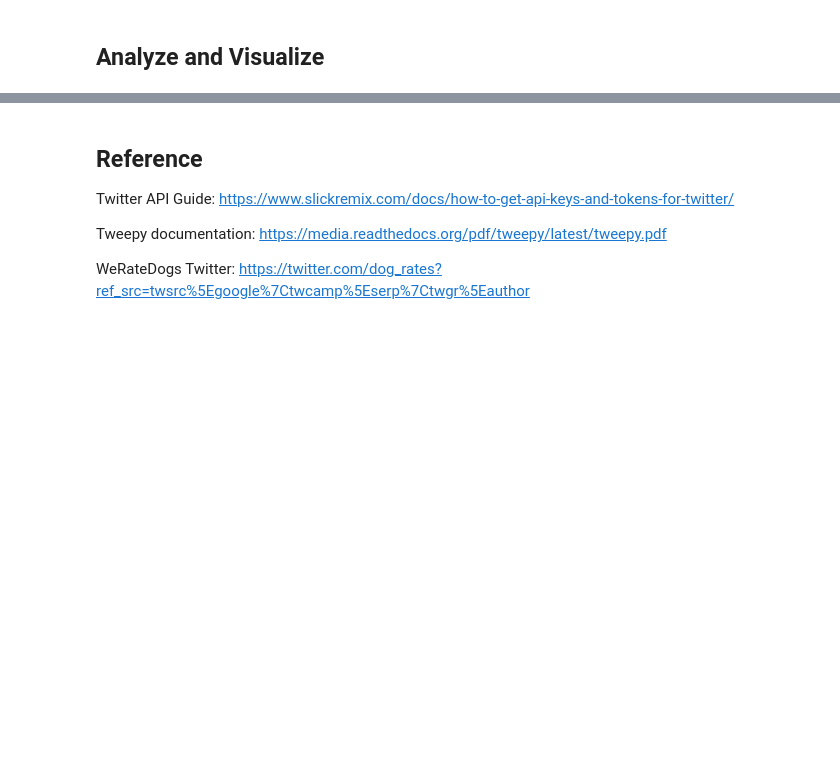
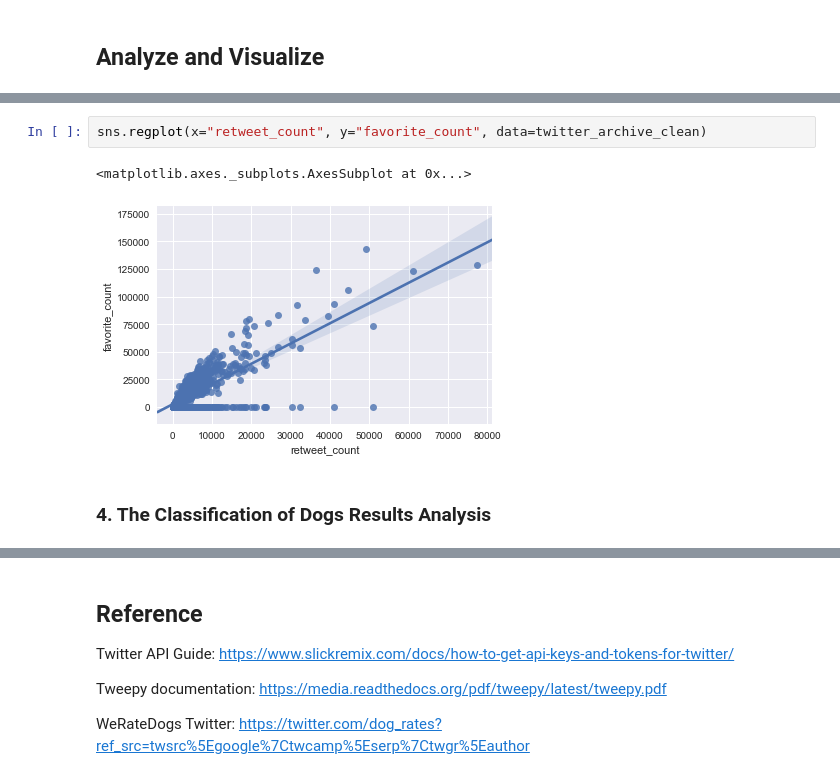
Before and after one commit to freena22/We-Rate-Dogs-Data-Wrangling-Project, a Jupyter notebook: WeRateDogs_Data_Wrangling_Project.ipynb, the cells around one changed output, grey strips where cells are left out. Cells and saved outputs as stored; diff of their text form; blank space fills up the shorter version.

```diff
--- a/WeRateDogs_Data_Wrangling_Project.ipynb
+++ b/WeRateDogs_Data_Wrangling_Project.ipynb
@@ -832,0 +881,7 @@ twitter_archive_clean.boxplot(column=['rating_numerator'], by=['stage'])
+# %%
+sns.regplot(x="retweet_count", y="favorite_count", data=twitter_archive_clean)
+# %% [output]
+<matplotlib.axes._subplots.AxesSubplot at 0x...>
+[figure, added]
+# %% [markdown]
+### 4. The Classification of Dogs Results Analysis
```
Also changed, not shown: parts of 13 cells of this notebook.
